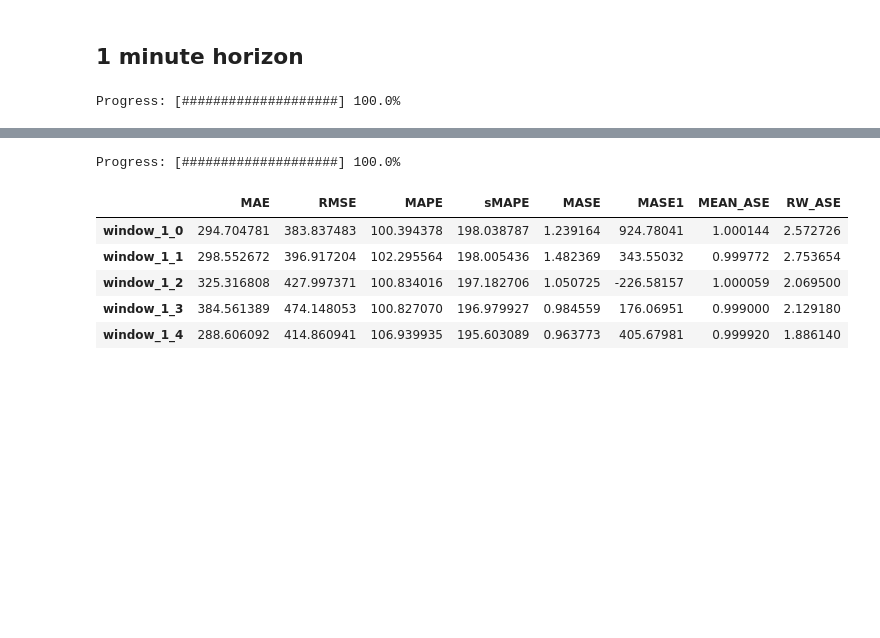
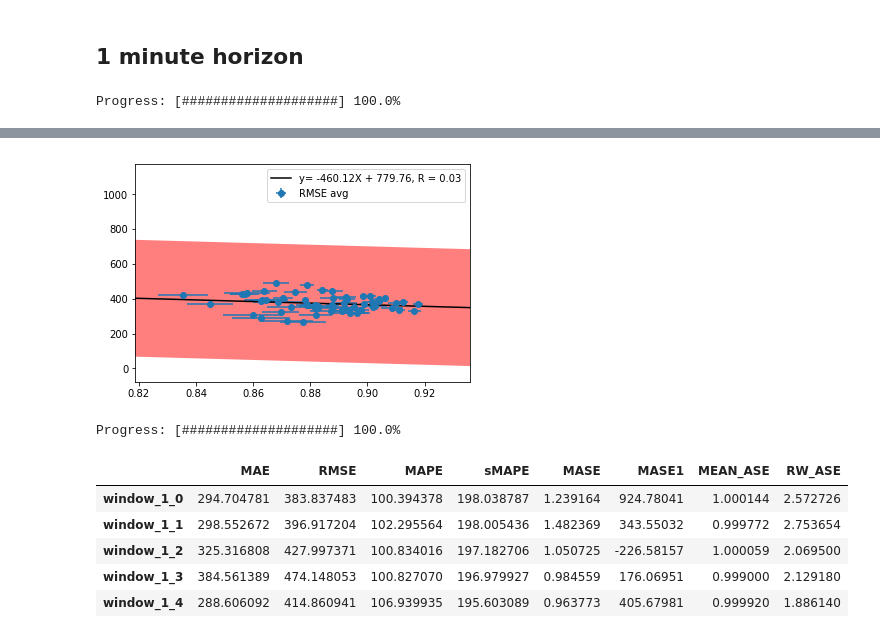
Before and after one commit to sachaBD/engg4802, a Jupyter notebook: Baselines.ipynb, the cells around one changed output, grey strips where cells are left out. Cells and saved outputs as stored; diff of their text form; code cells hidden in the pictures; blank space fills up the shorter version.

```diff
--- a/Baselines.ipynb
+++ b/Baselines.ipynb
@@ -360,3 +362,7 @@ one_min_walk_tester.errors.head()
+# %%
+one_min_walk_tester.compare_hurst(hurst_estimates)
+# %% [output]
+[figure, added]
 # %%
 one_min_walk_tester.errors.to_csv('results/one_minute_random_walk_results.csv')
 # %%
```
Also changed, not shown: parts of 2 cells of this notebook, 1 other file.
